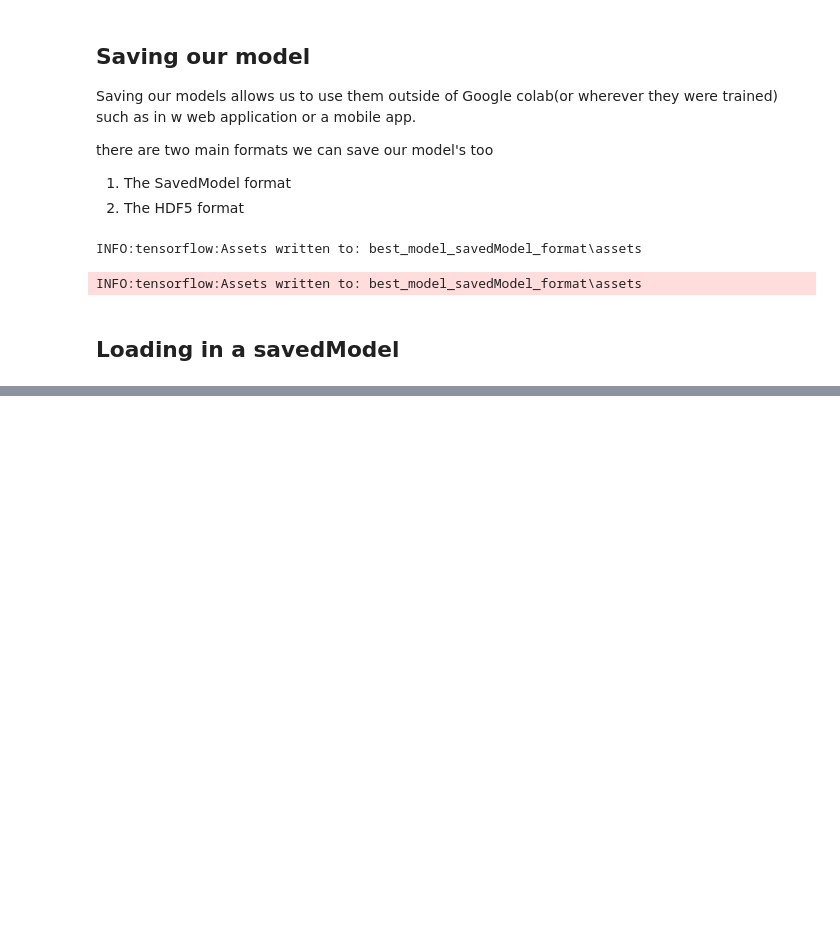
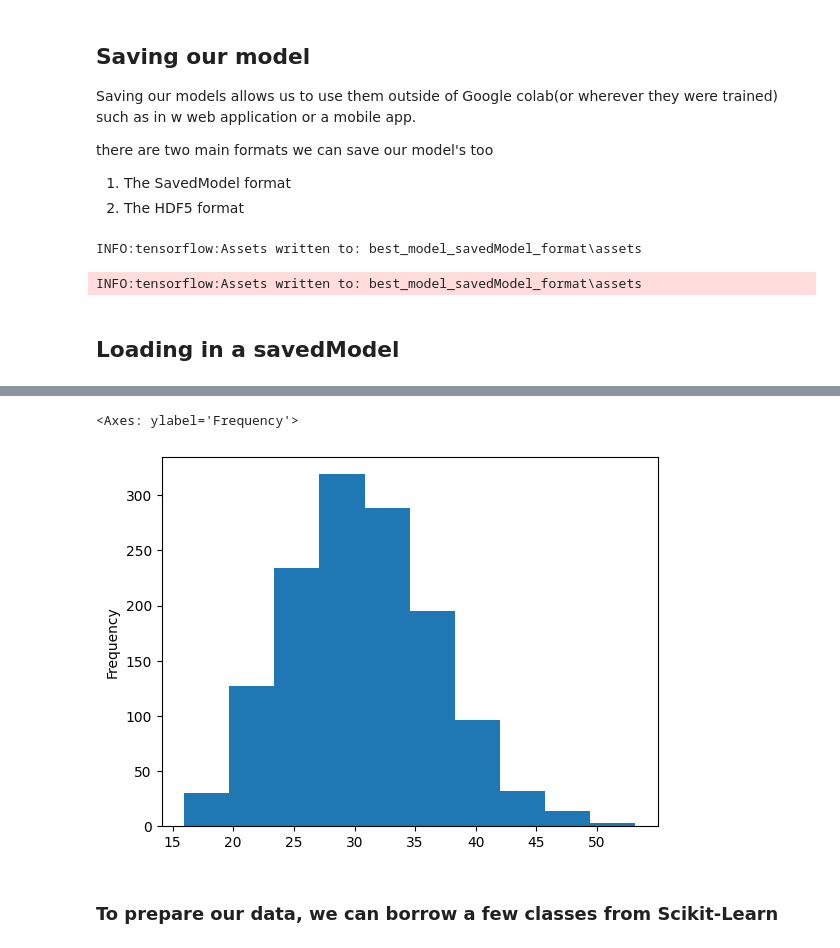
Before and after one commit to Yasiraalam/Learn-TensorFlow-Deeplearning, a Jupyter notebook: 01_neural_network/neural_network[1].ipynb, the cells around one changed output, grey strips where cells are left out. Saved outputs shown, nothing was run; the diff lists cells and outputs as text; code cells hidden in the pictures; blank space fills up the shorter version.

```diff
--- a/01_neural_network/neural_network[1].ipynb
+++ b/01_neural_network/neural_network[1].ipynb
@@ -745,0 +876,7 @@ array([[ True],
+# %%
+X["bmi"].plot(kind="hist")
+# %% [output]
+<Axes: ylabel='Frequency'>
+[figure, added]
+# %% [markdown]
+### To prepare our data, we can borrow  a few classes from Scikit-Learn
```
Also changed, not shown: parts of 52 cells of this notebook, 7 other files.
